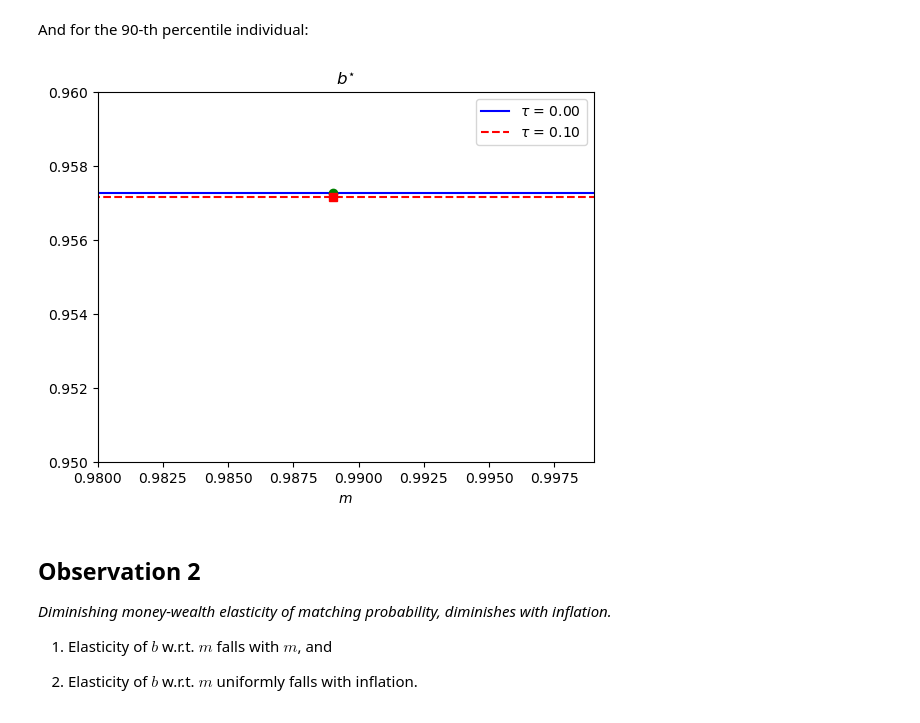
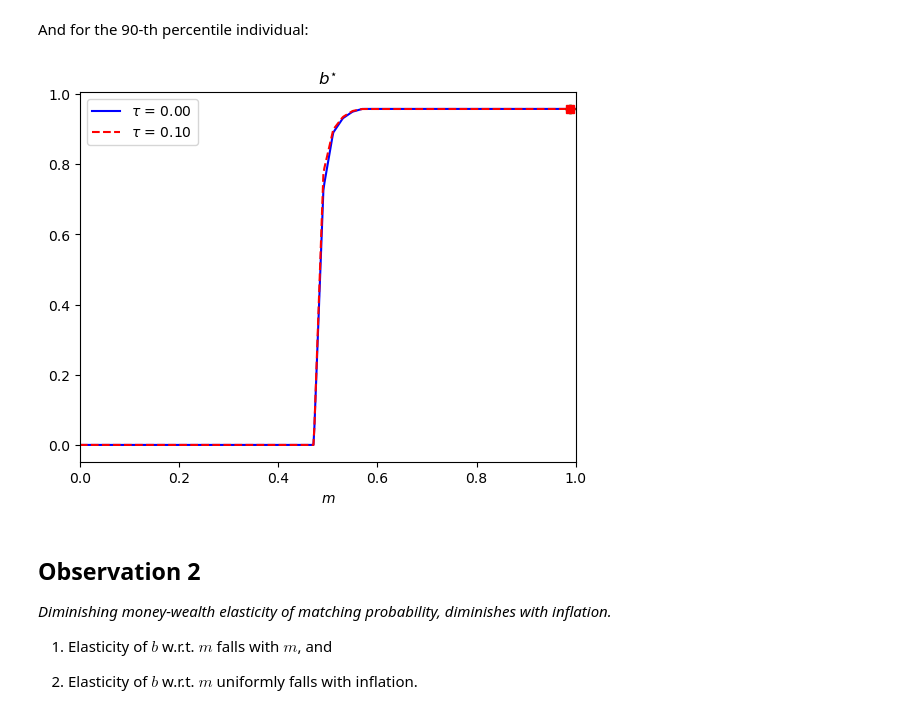
Before and after one commit to phantomachine/csm, a Jupyter notebook: python/compare_steadystates_policies-v2.ipynb, the cells around one changed output. Saved outputs shown, nothing was run; the diff lists cells and outputs as text; code cells hidden in the pictures.

```diff
--- a/python/compare_steadystates_policies-v2.ipynb
+++ b/python/compare_steadystates_policies-v2.ipynb
@@ -484,12 +486,11 @@ And for the 90-th percentile individual:
 # %%
 # Show for relevant domain of SME m-outcomes
 plt = ShowPolicy(policies, m, key="b",
-           x_limits=[0.98, 0.999],
-           y_limits=[0.95, 0.96])
+           x_limits=[0.0, 1.0],)
 plt.plot(distro["m_90"][0], distro["b_90"][0], 'og')
 plt.plot(distro["m_90"][1], distro["b_90"][1], 'sr');
 # %% [output]
-[figure, old version]
+[figure, new version]
 # %% [markdown]
 ## Observation 2
 
```
Also changed, not shown: parts of 7 cells of this notebook.
